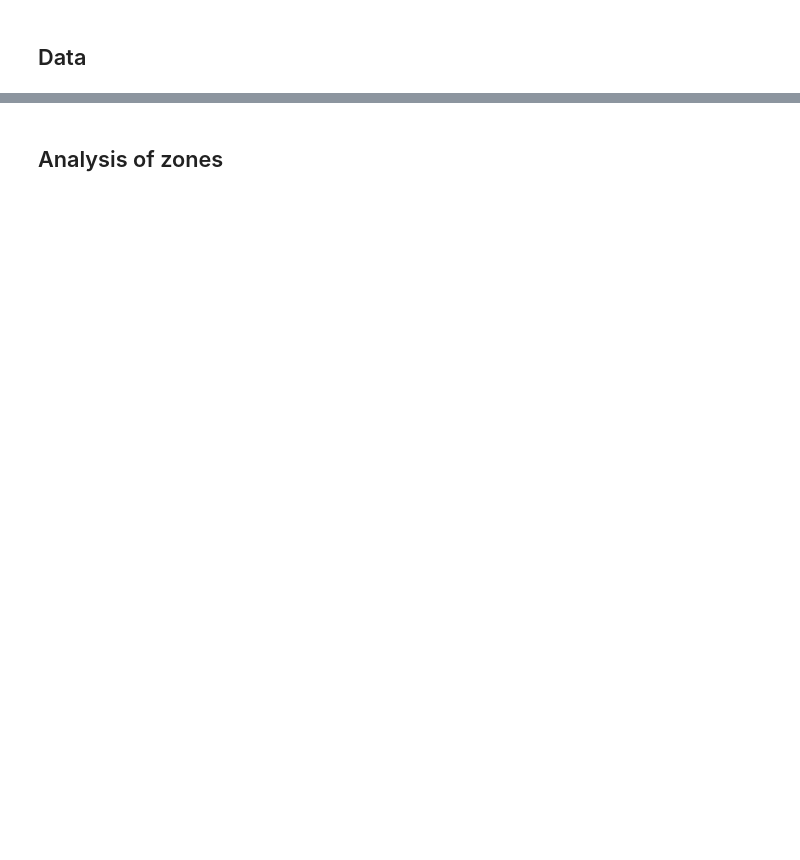
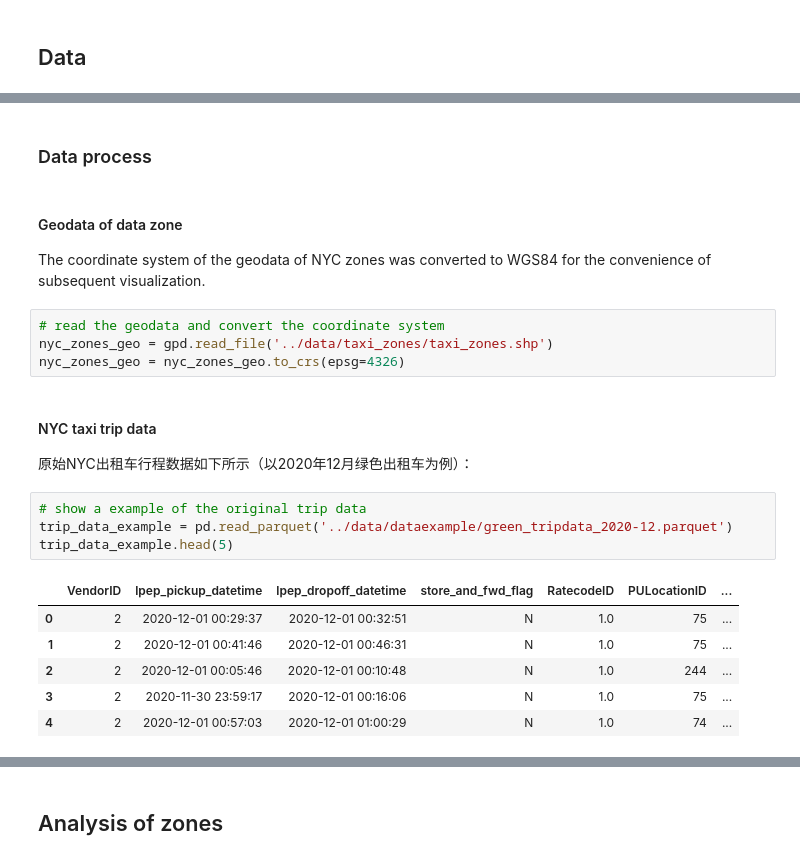
Before and after one commit to HoraceWuu/NYC_taxi_analyze, a Jupyter notebook: code/final_main.ipynb, the cells around one changed output, grey strips where cells are left out. Drawn from its saved outputs; the diff is of its cells as text; blank space fills up the shorter version.

```diff
--- a/code/final_main.ipynb
+++ b/code/final_main.ipynb
@@ -15,0 +186,24 @@ This project mainly research on follow questions:
+# %% [markdown]
+### Data process
+# %% [markdown]
+#### Geodata of data zone
+The coordinate system of the geodata of NYC zones was converted to WGS84 for the convenience of subsequent visualization.
+# %%
+# read the geodata and convert the coordinate system
+nyc_zones_geo = gpd.read_file('../data/taxi_zones/taxi_zones.shp')
+nyc_zones_geo = nyc_zones_geo.to_crs(epsg=4326)
+# %% [markdown]
+#### NYC taxi trip data
+
+原始NYC出租车行程数据如下所示（以2020年12月绿色出租车为例）：
+# %%
+# show a example of the original trip data
+trip_data_example = pd.read_parquet('../data/dataexample/green_tripdata_2020-12.parquet')
+trip_data_example.head(5)
+# %% [output]
+|  | VendorID | lpep_pickup_datetime | lpep_dropoff_datetime | store_and_fwd_flag | RatecodeID | PULocationID | ... |
+| 0 | 2 | 2020-12-01 00:29:37 | 2020-12-01 00:32:51 | N | 1.0 | 75 | ... |
+| 1 | 2 | 2020-12-01 00:41:46 | 2020-12-01 00:46:31 | N | 1.0 | 75 | ... |
+| 2 | 2 | 2020-12-01 00:05:46 | 2020-12-01 00:10:48 | N | 1.0 | 244 | ... |
+| 3 | 2 | 2020-11-30 23:59:17 | 2020-12-01 00:16:06 | N | 1.0 | 75 | ... |
+| 4 | 2 | 2020-12-01 00:57:03 | 2020-12-01 01:00:29 | N | 1.0 | 74 | ... |
```
Also changed, not shown: parts of 31 cells of this notebook, 3 other files.
